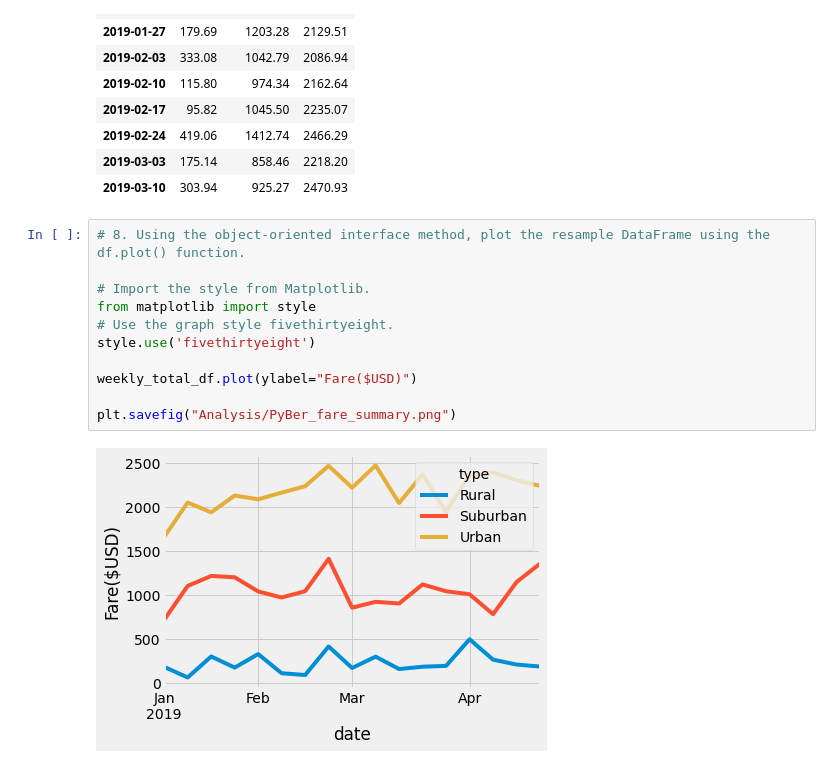
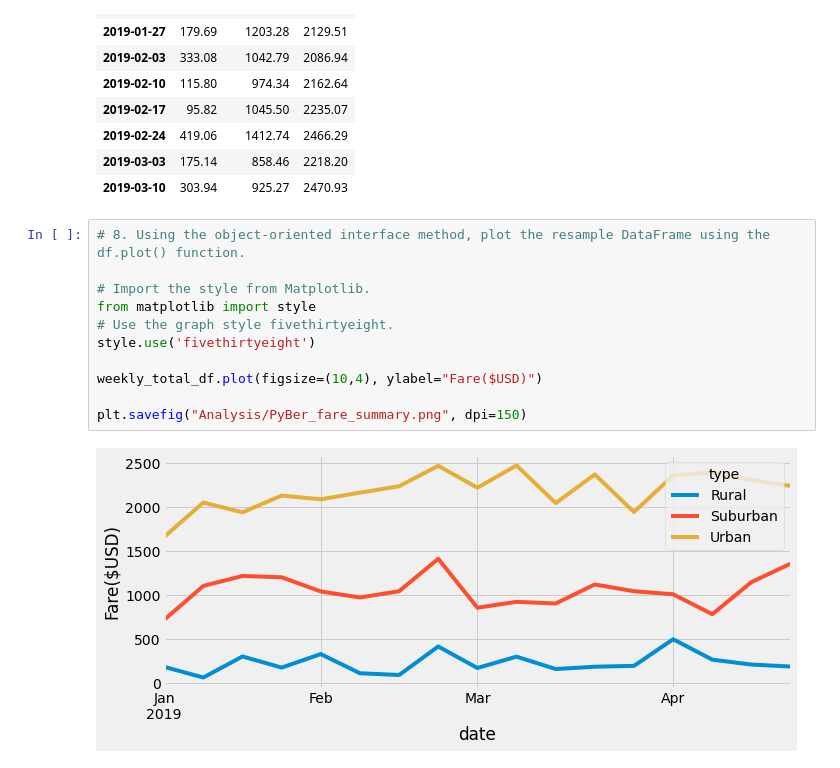
Before and after one commit to reed-boeger/PyBer_Analysis, a Jupyter notebook: PyBer_Challenge.ipynb, the cells around one changed output. Saved outputs shown, nothing was run; the diff lists cells and outputs as text.

```diff
--- a/PyBer_Challenge.ipynb
+++ b/PyBer_Challenge.ipynb
@@ -257,13 +262,13 @@ weekly_total_df.head(10)
 # %%
 # 8. Using the object-oriented interface method, plot the resample DataFrame using the df.plot() function.
 
 # Import the style from Matplotlib.
 from matplotlib import style
 # Use the graph style fivethirtyeight.
 style.use('fivethirtyeight')
 
-weekly_total_df.plot(ylabel="Fare($USD)")
+weekly_total_df.plot(figsize=(10,4), ylabel="Fare($USD)")
 
-plt.savefig("Analysis/PyBer_fare_summary.png")
+plt.savefig("Analysis/PyBer_fare_summary.png", dpi=150)
 # %% [output]
-[figure, old version]
+[figure, new version]
```
Also changed, not shown: parts of 2 cells of this notebook, 3 other files.
